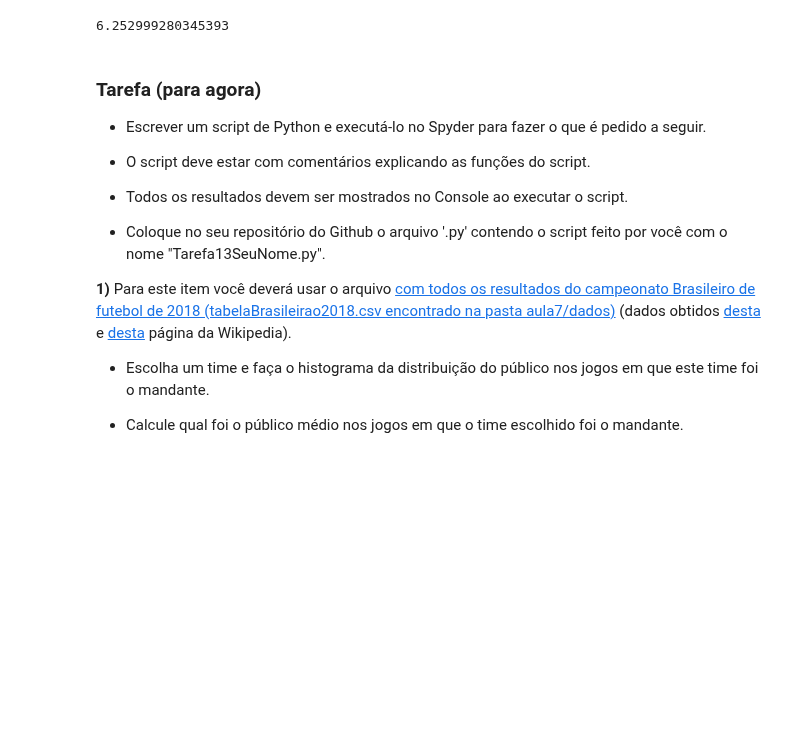
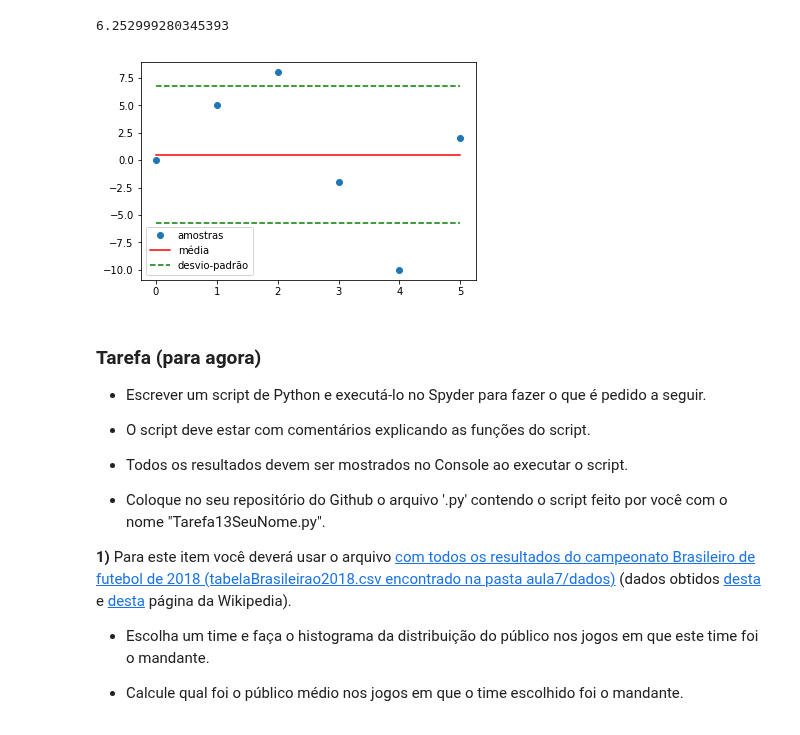
Before and after one commit to rnwatanabe/BasesComputacionais, a Jupyter notebook: aula7/Estatistica.ipynb, the cells around one changed output. Saved outputs shown, nothing was run; the diff lists cells and outputs as text; code cells hidden in the pictures; blank space fills up the shorter version.

```diff
--- a/aula7/Estatistica.ipynb
+++ b/aula7/Estatistica.ipynb
@@ -287,6 +299,21 @@ Para calcular o desvio-padrão dos valores de uma coluna de um DataFrame do Pand
 X['valores'].std()
 # %% [output]
 6.252999280345393
+# %%
+stdX = X['valores'].std()
+
+plt.figure()
+plt.plot(np.linspace(0,5,6), x, marker = 'o', linestyle = '', label='amostras')
+plt.plot(np.linspace(0,5,6), mediaX*np.ones((6)), marker = '',
+         linestyle = '-', color = 'r', label='média')
+plt.plot(np.linspace(0,5,6), (mediaX + stdX)*np.ones((6)),
+         marker = '', linestyle = '--', color = 'g', label='desvio-padrão')
+plt.plot(np.linspace(0,5,6), (mediaX - stdX)*np.ones((6)),
+         marker = '', linestyle = '--', color = 'g')
+plt.legend()
+plt.show()
+# %% [output]
+[figure, added]
 # %% [markdown]
 ### Tarefa (para agora)
 
```
Also changed, not shown: parts of 3 cells of this notebook.
